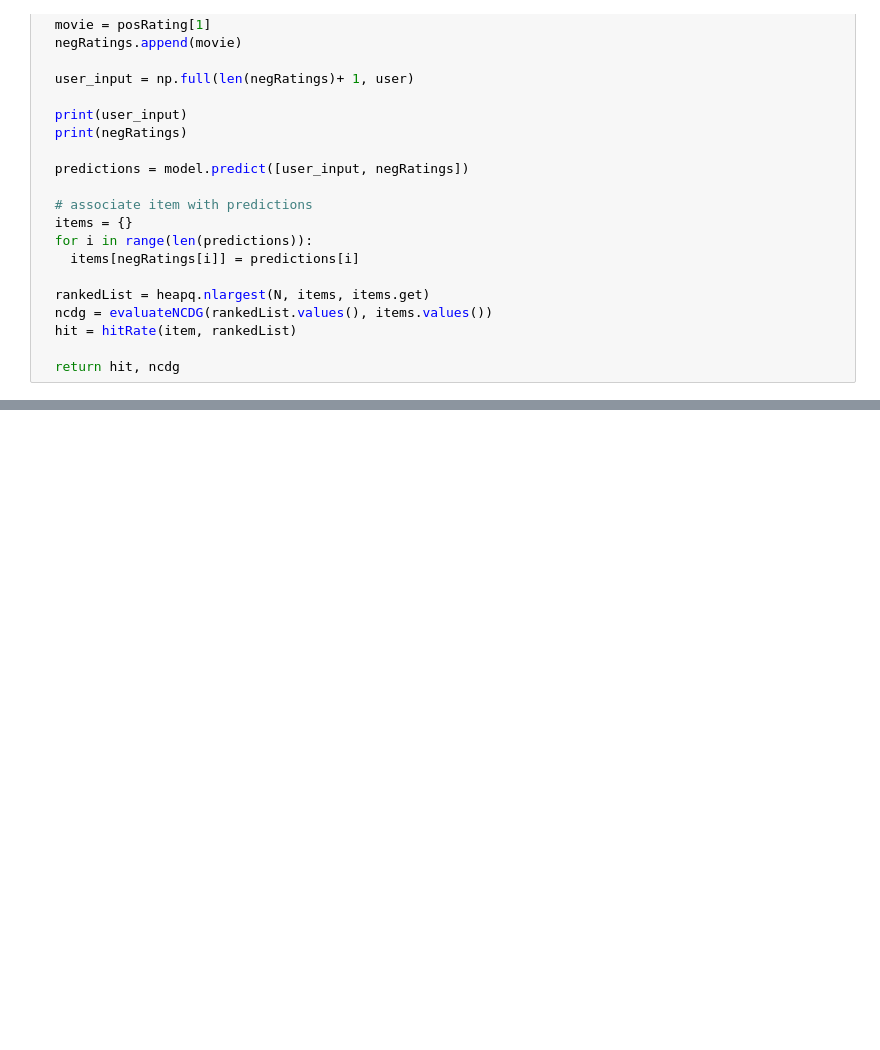
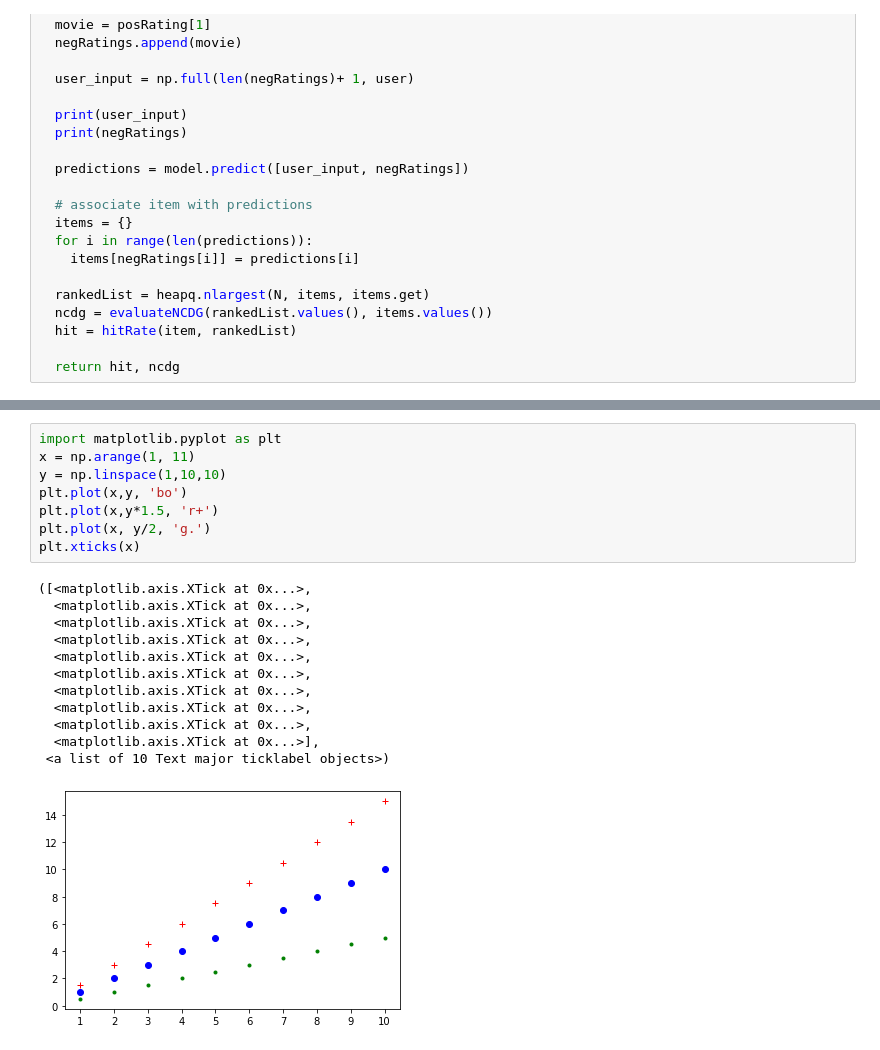
Before and after one commit to JNishimura/Deep-Learning-Recommenders, a Jupyter notebook: Notebooks/MovieLens_TensorFlow.ipynb, the cells around one changed output, grey strips where cells are left out. Saved outputs shown, nothing was run; the diff lists cells and outputs as text; blank space fills up the shorter version.

Commit message:
matplotlib

```diff
--- a/Notebooks/MovieLens_TensorFlow.ipynb
+++ b/Notebooks/MovieLens_TensorFlow.ipynb
@@ -455,0 +457,21 @@ KeyError: ignored
+# %%
+import matplotlib.pyplot as plt
+x = np.arange(1, 11)
+y = np.linspace(1,10,10)
+plt.plot(x,y, 'bo')
+plt.plot(x,y*1.5, 'r+')
+plt.plot(x, y/2, 'g.')
+plt.xticks(x)
+# %% [output]
+([<matplotlib.axis.XTick at 0x...>,
+  <matplotlib.axis.XTick at 0x...>,
+  <matplotlib.axis.XTick at 0x...>,
+  <matplotlib.axis.XTick at 0x...>,
+  <matplotlib.axis.XTick at 0x...>,
+  <matplotlib.axis.XTick at 0x...>,
+  <matplotlib.axis.XTick at 0x...>,
+  <matplotlib.axis.XTick at 0x...>,
+  <matplotlib.axis.XTick at 0x...>,
+  <matplotlib.axis.XTick at 0x...>],
+ <a list of 10 Text major ticklabel objects>)
+[figure, added]
```
Also changed, not shown: parts of 2 cells of this notebook.
